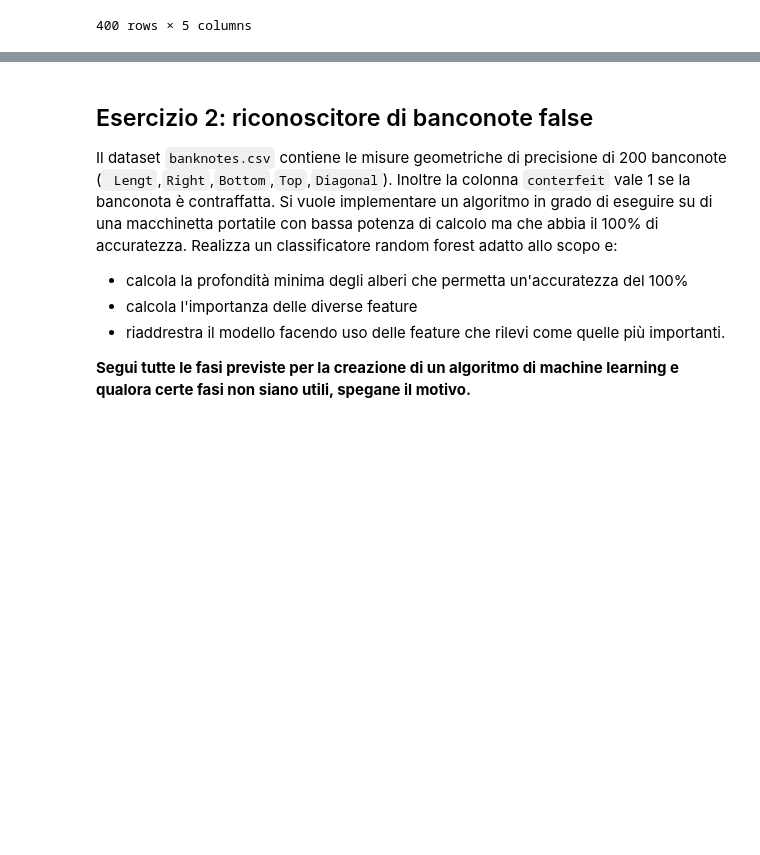
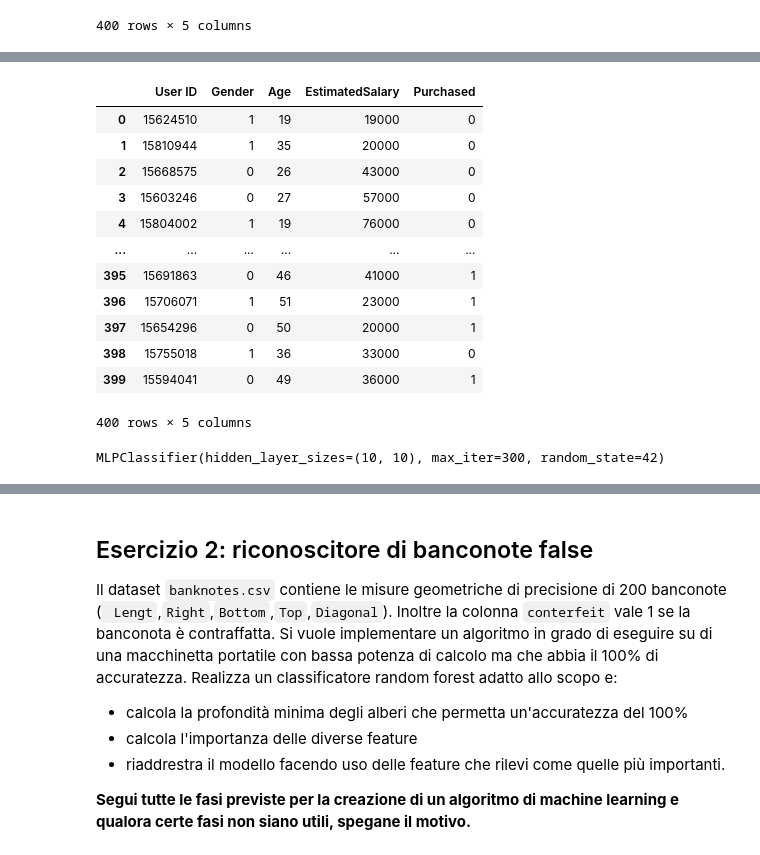
Before and after one commit to NoeBaru/microrobotica_5, a Jupyter notebook: preparazioneVerAprile/MLP_rf/COGNOME_NOME.ipynb, the cells around one changed output, grey strips where cells are left out. Cells and saved outputs as stored; diff of their text form; code cells hidden in the pictures; blank space fills up the shorter version.

```diff
--- a/preparazioneVerAprile/MLP_rf/COGNOME_NOME.ipynb
+++ b/preparazioneVerAprile/MLP_rf/COGNOME_NOME.ipynb
@@ -42,0 +59,20 @@ data
+# %%
+gender_le = LabelEncoder()
+gender_le.fit(data["Gender"])
+data["Gender"] = gender_le.transform(data["Gender"])
+
+data
+# %% [output]
+|  | User ID | Gender | Age | EstimatedSalary | Purchased |
+| 0 | 15624510 | 1 | 19 | 19000 | 0 |
+| 1 | 15810944 | 1 | 35 | 20000 | 0 |
+| 2 | 15668575 | 0 | 26 | 43000 | 0 |
+| 3 | 15603246 | 0 | 27 | 57000 | 0 |
+| 4 | 15804002 | 1 | 19 | 76000 | 0 |
+| ... | ... | ... | ... | ... | ... |
+| 395 | 15691863 | 0 | 46 | 41000 | 1 |
+| 396 | 15706071 | 1 | 51 | 23000 | 1 |
+| 397 | 15654296 | 0 | 50 | 20000 | 1 |
+| 398 | 15755018 | 1 | 36 | 33000 | 0 |
+| 399 | 15594041 | 0 | 49 | 36000 | 1 |
+400 rows × 5 columns
@@ -42,0 +89,4 @@ data
+# %%
+model.fit(X_train, y_train)
+# %% [output]
+MLPClassifier(hidden_layer_sizes=(10, 10), max_iter=300, random_state=42)
```
Also changed, not shown: parts of 10 cells of this notebook, 5 other files.
